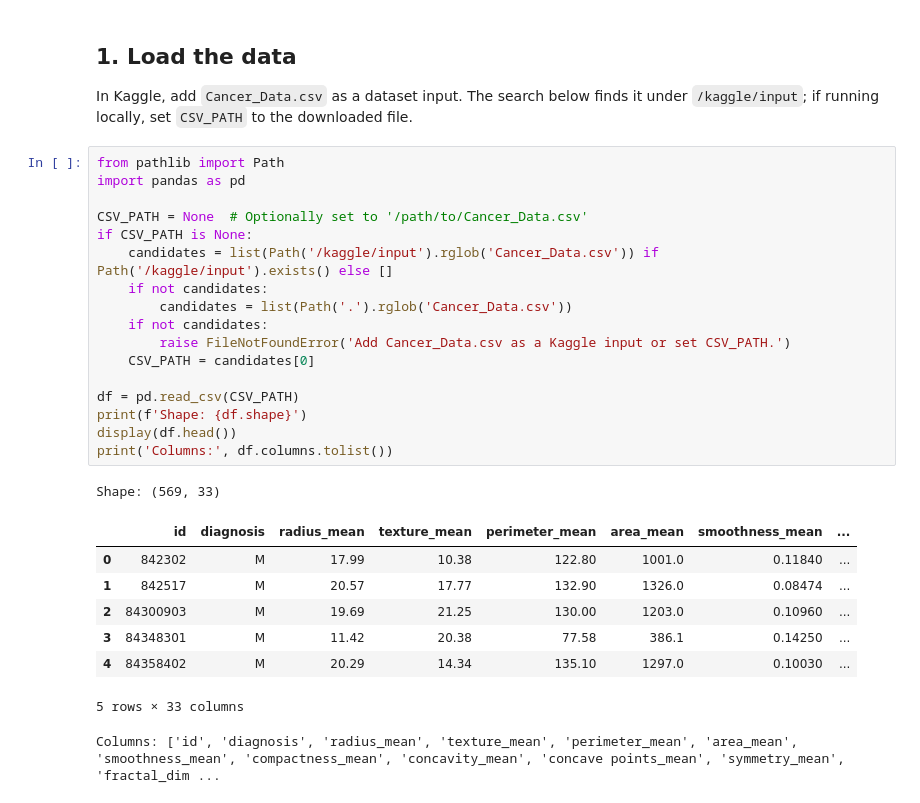
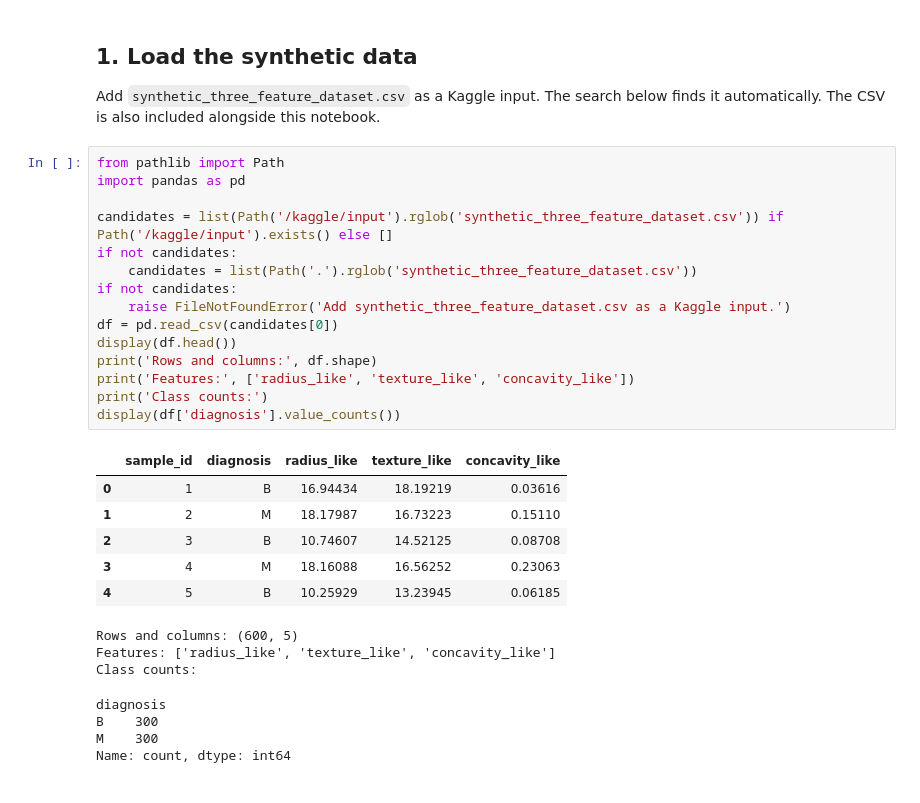
Before and after one commit to BendonTheCool/ai-agent-template, a Jupyter notebook: cancer-knn.ipynb, the cells around one changed output. Saved outputs shown, nothing was run; the diff lists cells and outputs as text.

```diff
--- a/cancer-knn.ipynb
+++ b/cancer-knn.ipynb
@@ -9,31 +7,33 @@ KNN classifies a sample by the labels of its nearest training samples. This note
 # %% [markdown]
-## 1. Load the data
+## 1. Load the synthetic data
 
-In Kaggle, add `Cancer_Data.csv` as a dataset input. The search below finds it under `/kaggle/input`; if running locally, set `CSV_PATH` to the downloaded file.
+Add `synthetic_three_feature_dataset.csv` as a Kaggle input. The search below finds it automatically. The CSV is also included alongside this notebook.
 # %%
 from pathlib import Path
 import pandas as pd
 
-CSV_PATH = None  # Optionally set to '/path/to/Cancer_Data.csv'
-if CSV_PATH is None:
-    candidates = list(Path('/kaggle/input').rglob('Cancer_Data.csv')) if Path('/kaggle/input').exists() else []
-    if not candidates:
-        candidates = list(Path('.').rglob('Cancer_Data.csv'))
-    if not candidates:
-        raise FileNotFoundError('Add Cancer_Data.csv as a Kaggle input or set CSV_PATH.')
-    CSV_PATH = candidates[0]
-
-df = pd.read_csv(CSV_PATH)
-print(f'Shape: {df.shape}')
+candidates = list(Path('/kaggle/input').rglob('synthetic_three_feature_dataset.csv')) if Path('/kaggle/input').exists() else []
+if not candidates:
+    candidates = list(Path('.').rglob('synthetic_three_feature_dataset.csv'))
+if not candidates:
+    raise FileNotFoundError('Add synthetic_three_feature_dataset.csv as a Kaggle input.')
+df = pd.read_csv(candidates[0])
 display(df.head())
-print('Columns:', df.columns.tolist())
+print('Rows and columns:', df.shape)
+print('Features:', ['radius_like', 'texture_like', 'concavity_like'])
+print('Class counts:')
+display(df['diagnosis'].value_counts())
 # %% [output]
+|  | sample_id | diagnosis | radius_like | texture_like | concavity_like |
+| 0 | 1 | B | 16.94434 | 18.19219 | 0.03616 |
+| 1 | 2 | M | 18.17987 | 16.73223 | 0.15110 |
+| 2 | 3 | B | 10.74607 | 14.52125 | 0.08708 |
+| 3 | 4 | M | 18.16088 | 16.56252 | 0.23063 |
+| 4 | 5 | B | 10.25929 | 13.23945 | 0.06185 |
-Shape: (569, 33)
+Rows and columns: (600, 5)
+Features: ['radius_like', 'texture_like', 'concavity_like']
+Class counts:
-|  | id | diagnosis | radius_mean | texture_mean | perimeter_mean | area_mean | smoothness_mean | ... |
-| 0 | 842302 | M | 17.99 | 10.38 | 122.80 | 1001.0 | 0.11840 | ... |
-| 1 | 842517 | M | 20.57 | 17.77 | 132.90 | 1326.0 | 0.08474 | ... |
-| 2 | 84300903 | M | 19.69 | 21.25 | 130.00 | 1203.0 | 0.10960 | ... |
-| 3 | 84348301 | M | 11.42 | 20.38 | 77.58 | 386.1 | 0.14250 | ... |
-| 4 | 84358402 | M | 20.29 | 14.34 | 135.10 | 1297.0 | 0.10030 | ... |
-5 rows × 33 columns
+diagnosis
+B    300
+M    300
+Name: count, dtype: int64
-Columns: ['id', 'diagnosis', 'radius_mean', 'texture_mean', 'perimeter_mean', 'area_mean', 'smoothness_mean', 'compactness_mean', 'concavity_mean', 'concave points_mean', 'symmetry_mean', 'fractal_dim ...
```
Also changed, not shown: parts of 21 cells of this notebook.
